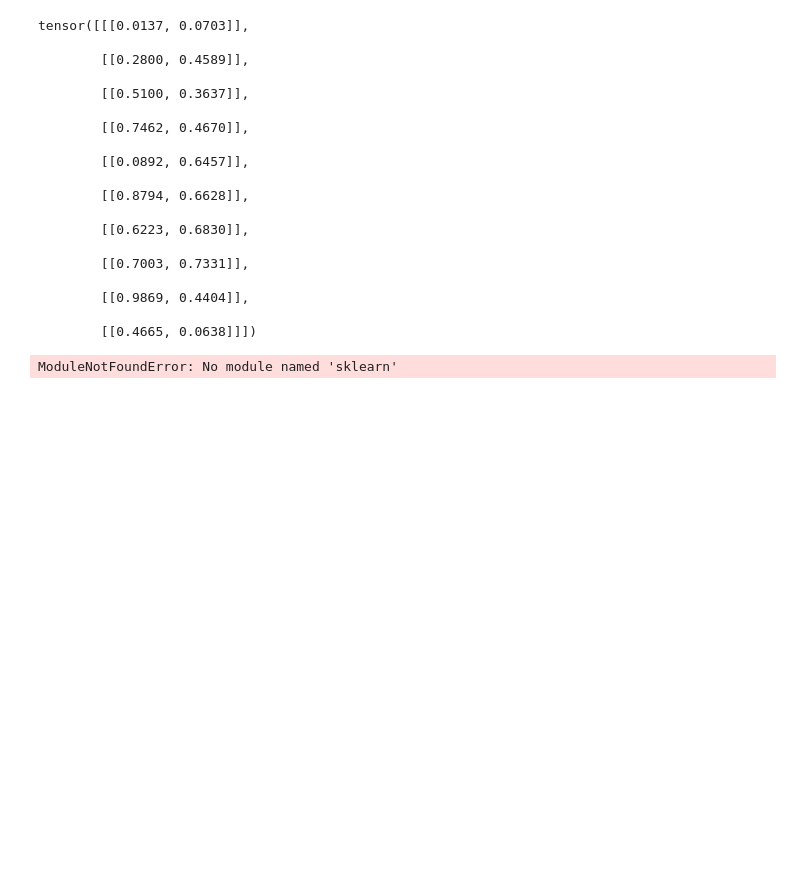
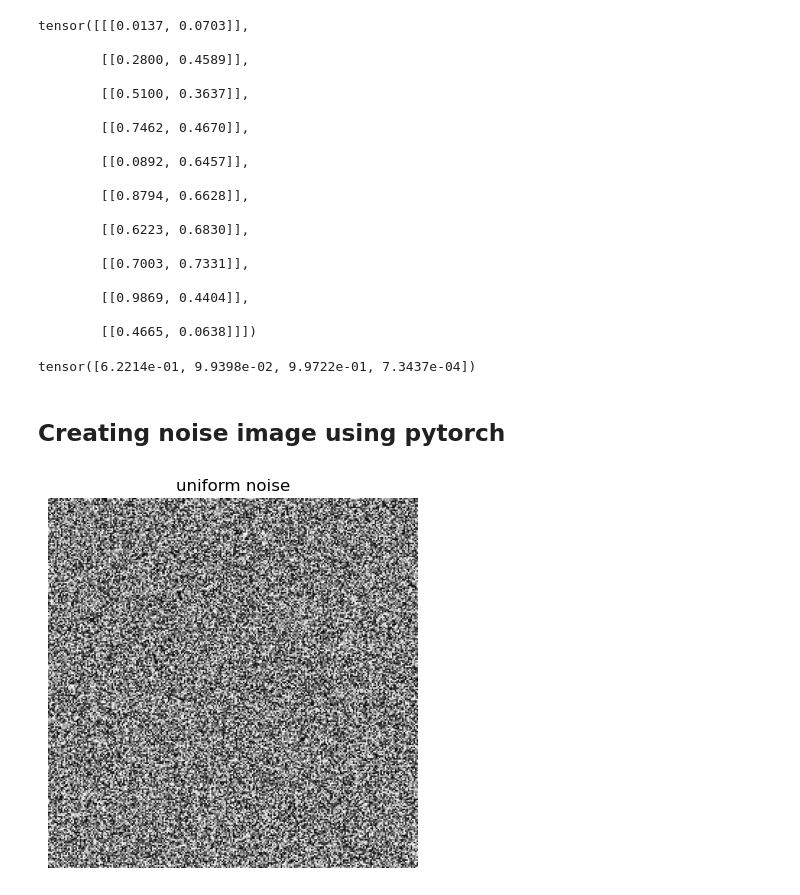
Before and after one commit to SouvickC/Computer_Vision, a Jupyter notebook: 2_Random_num.ipynb, the cells around one changed output. Saved outputs shown, nothing was run; the diff lists cells and outputs as text; code cells hidden in the pictures; blank space fills up the shorter version.

```diff
--- a/2_Random_num.ipynb
+++ b/2_Random_num.ipynb
@@ -91,5 +93,25 @@ tensor([[[0.0137, 0.0703]],
 
         [[0.4665, 0.0638]]])
 # %%
+## random numbers from normal distribution
+'''
+torch.normal(mean,std,size)
+'''
+
+print(torch.normal(.5, 2, (4,)))
 # %% [output]
-ModuleNotFoundError: No module named 'sklearn'
+tensor([6.2214e-01, 9.9398e-02, 9.9722e-01, 7.3437e-04])
+# %% [markdown]
+## Creating noise image using pytorch
+# %%
+import matplotlib.pyplot as plt
+
+
+uniform_noise = torch.rand(256,256)
+
+plt.imshow(uniform_noise,cmap='grey')
+plt.title("uniform noise")
+plt.axis('off')
+plt.show()
+# %% [output]
+[figure, added]
```
Also changed, not shown: parts of 5 cells of this notebook.
